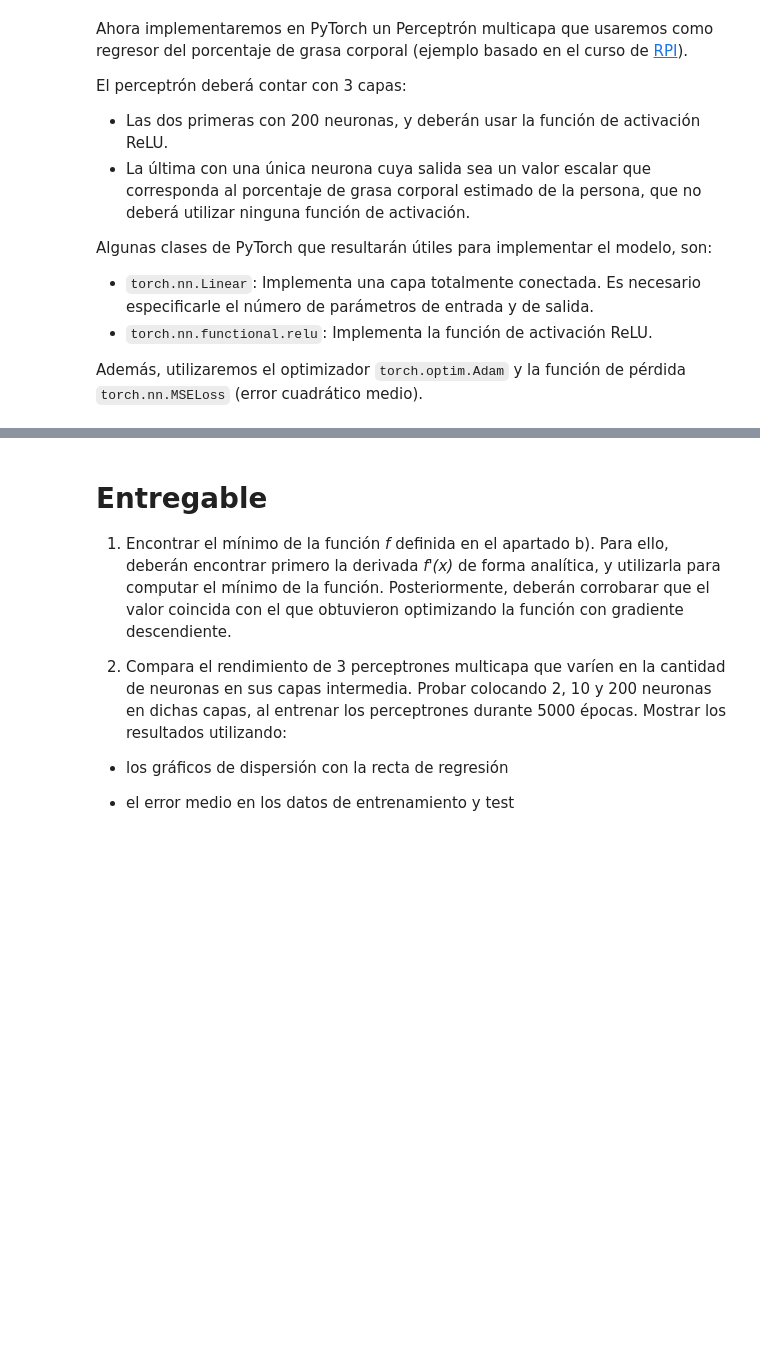
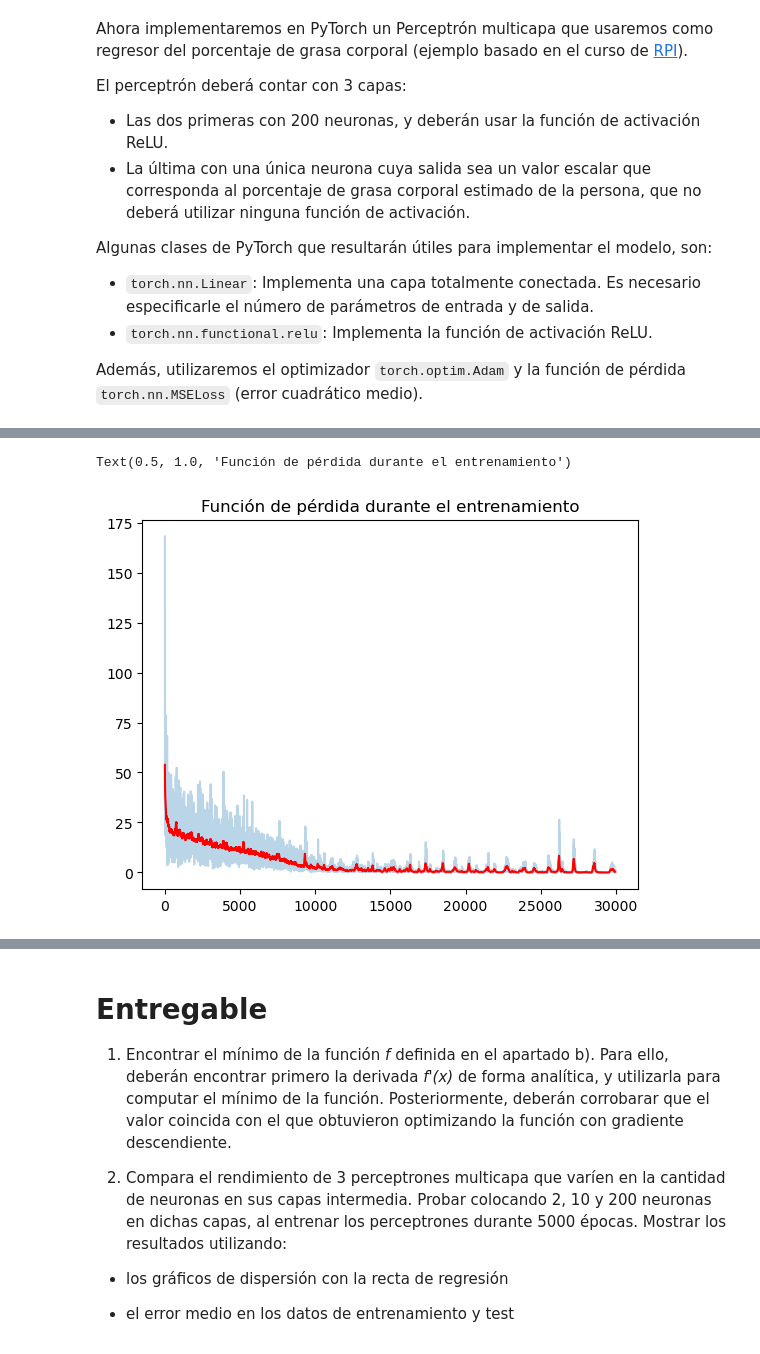
Before and after one commit to luzmontserrat/deep-learning, a Jupyter notebook: Practica 2 - Estudiantes.ipynb, the cells around one changed output, grey strips where cells are left out. Saved outputs shown, nothing was run; the diff lists cells and outputs as text; code cells hidden in the pictures; blank space fills up the shorter version.

```diff
--- a/Practica 2 - Estudiantes.ipynb
+++ b/Practica 2 - Estudiantes.ipynb
@@ -201,29 +184,34 @@ learning_rate = 1e-3 #0.001
 class Net(torch.nn.Module):
     def __init__(self, input_features, size_hidden, n_output):
         super(Net, self).__init__()
-        self.hidden1 = nn.functional.relu(input_features, size_hidden) #input_features es el número de neuronas en la capa de entrada, 14 atributos
-        self.hidden2 = nn.functional.relu(size_hidden, size_hidden) #size_hidden es el número de neuronas en la capa oculta, 200
-        self.out = nn.Linear(size_hidden, n_output) #n_output es el número de neuronas en la capa de salida, 1
+        self.hidden1 = nn.Linear(input_features, size_hidden)
+        self.hidden2 = nn.Linear(size_hidden, size_hidden)
+        self.out = nn.Linear(size_hidden, n_output)
 
-    def forward(self, x): #En vos confio Dios
-        x = self.hidden1(x) #capa oculta 1
-        x = self.hidden2(x) #capa oculta 2
-        x = self.out(x) #capa de salida
+    def forward(self, x):
+        x = torch.nn.functional.relu(self.hidden1(x))
+        x = torch.nn.functional.relu(self.hidden2(x))
+        x = self.out(x)
         return x
 
 # Definimos el modelo del perceptrón
-net = Net(14, 200, 1)
+input_features = 14 # 14 atributos
+size_hidden = 200 # Número de neuronas en la capa oculta
+n_output = 1 # Número de neuronas en la capa de salida
+
+net = Net(input_features, size_hidden, n_output)
+
+
 
 # Construimos el optimizador, y le indicamos que los parámetros a optimizar
 # son los del modelo definido: net.parameters()
 
-optimizer = torch.optim.Adam( ... , lr=learning_rate)
+optimizer = torch.optim.Adam(net.parameters() , lr=learning_rate)
 
 # Definimos también la función de pérdida a utilizar
-criterion = ...
+criterion = nn.MSELoss() #funcion LOSS
 
-# Creamos el objeto dataset que empaqueta los array de numpy para que puedan
-# ser leidos por PyTorch
+# Creamos el objeto dataset que empaqueta los array de numpy para que puedan ser leidos por PyTorch
 dataset = TensorDataset(torch.from_numpy(X_train).clone(), torch.from_numpy(y_train).clone())
 
 # Creamos un loader iterable indicandole que debe leer los datos a partir de
@@ -232,10 +220,10 @@ dataset = TensorDataset(torch.from_numpy(X_train).clone(), torch.from_numpy(y_tr
 loader = DataLoader(dataset=dataset, batch_size=batch_size, shuffle=True)
 
 # Número de épocas
-num_epochs = 5000
+num_epochs = 5000 #una epoca es ver una vez todo mi dataset, esto lo hago 5000 veces en este caso
+# 5000 * N/32 es la cantidad de pasos del gradiente
 
-# Lista en la que iremos guardando el valor de la función de pérdida en cada
-# etapa de entrenamiento
+# Lista en la que iremos guardando el valor de la función de pérdida en cada etapa de entrenamiento
 loss_list = []
 
 # Bucle de entrenamiento
@@ -244,16 +232,17 @@ for i in range(num_epochs):
     total_loss = 0.0
     for x, y in loader:
         # Seteo en cero los gradientes de los parámetros a optimizar
-        optimizer...
+        optimizer.zero_grad()
 
-        # Realizo la pasada forward por la red
-        loss = ...
+        # Realizo la pasada forward por la
+        outputs = net(x)
+        loss = criterion(outputs, y.view(-1, 1))
 
         # Realizo la pasada backward por la red
-        loss....
+        loss.backward()
 
         # Actualizo los pesos de la red con el optimizador
-        optimizer....
+        optimizer.step()
 
         # Me guardo el valor actual de la función de pérdida para luego graficarlo
         loss_list.append(loss.data.item())
@@ -277,3 +266,4 @@ N = 60
 running_avg_loss = np.convolve(loss_np_array, np.ones((N,))/N, mode='valid')
 plt.plot(running_avg_loss, color='red')
 plt.title("Función de pérdida durante el entrenamiento")
+# %% [output]
@@ -280,3 +287,5 @@ plt.title("Función de pérdida durante el entrenamiento")
+Text(0.5, 1.0, 'Función de pérdida durante el entrenamiento')
+[figure, added]
 # %%
 from sklearn.linear_model import LinearRegression
 from numpy.linalg import norm
```
Also changed, not shown: parts of 3 cells of this notebook.
